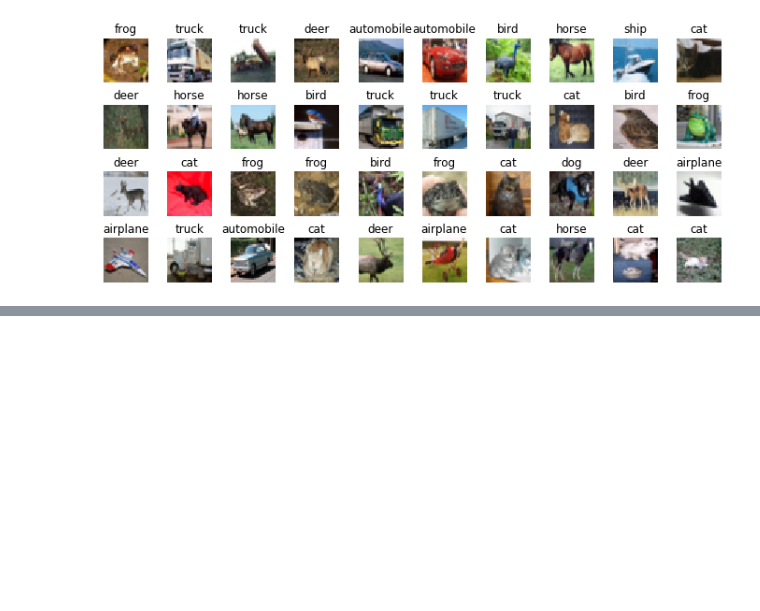
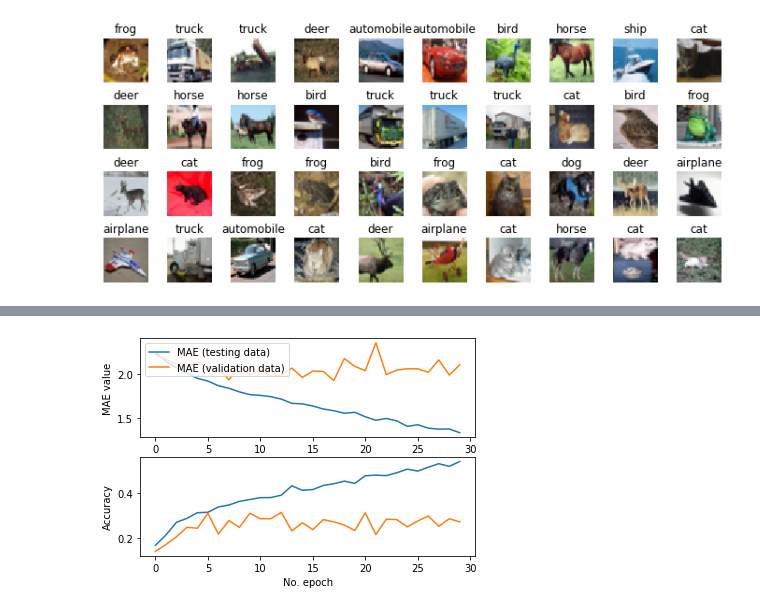
Before and after one commit to raymond-selvik/machine-learning-samples, a Jupyter notebook: segmentation.ipynb, the cells around one changed output, grey strips where cells are left out. Saved outputs shown, nothing was run; the diff lists cells and outputs as text; code cells hidden in the pictures; blank space fills up the shorter version.

```diff
--- a/segmentation.ipynb
+++ b/segmentation.ipynb
@@ -105,0 +164,16 @@ plotTrainingStat(history)
+# %%
+model_seg = keras.models.Sequential([
+    keras.layers.Flatten(input_shape=[32, 32, 3]),
+    keras.layers.Dense(1000, activation="relu"),
+    keras.layers.Dense(500, activation="relu"),
+    keras.layers.Dense(250, activation="relu"),
+    keras.layers.Dense(75, activation="relu"),
+    keras.layers.Dense(10, activation="softmax")
+])
+# %%
+model_seg.compile(loss="sparse_categorical_crossentropy",
+              optimizer="sgd",
+              metrics=["accuracy"])
+# %%
+history_seg = model_seg.fit(X_train_seg, y_train, epochs=30,
+                    validation_data=(X_test_seg, y_test))
@@ -105,0 +198,4 @@ plotTrainingStat(history)
+# %%
+plotTrainingStat(history_seg)
+# %% [output]
+[figure, added]
```
Also changed, not shown: parts of 24 cells of this notebook.
